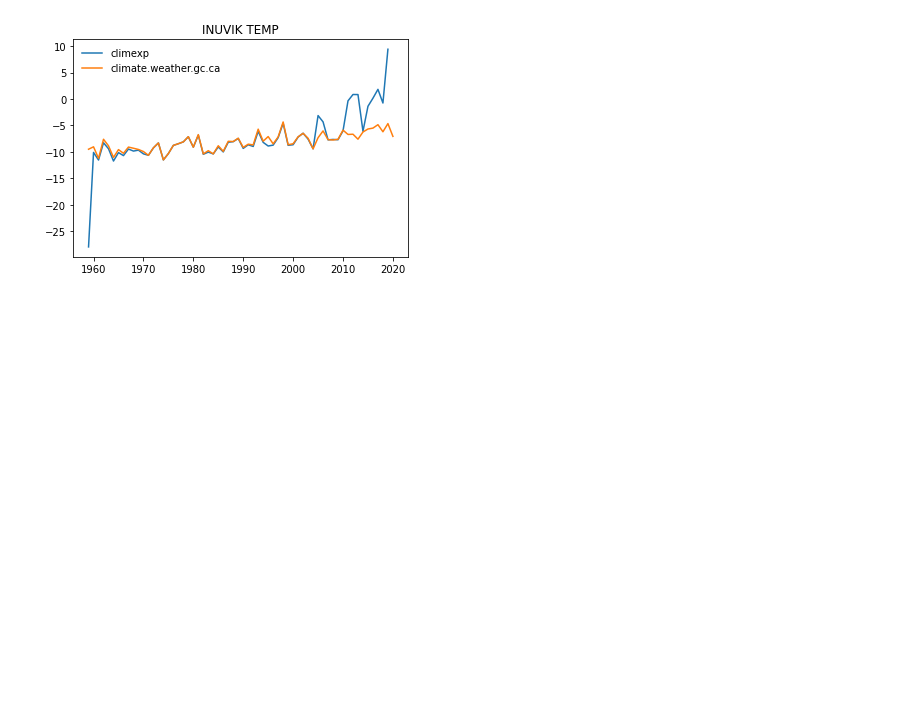
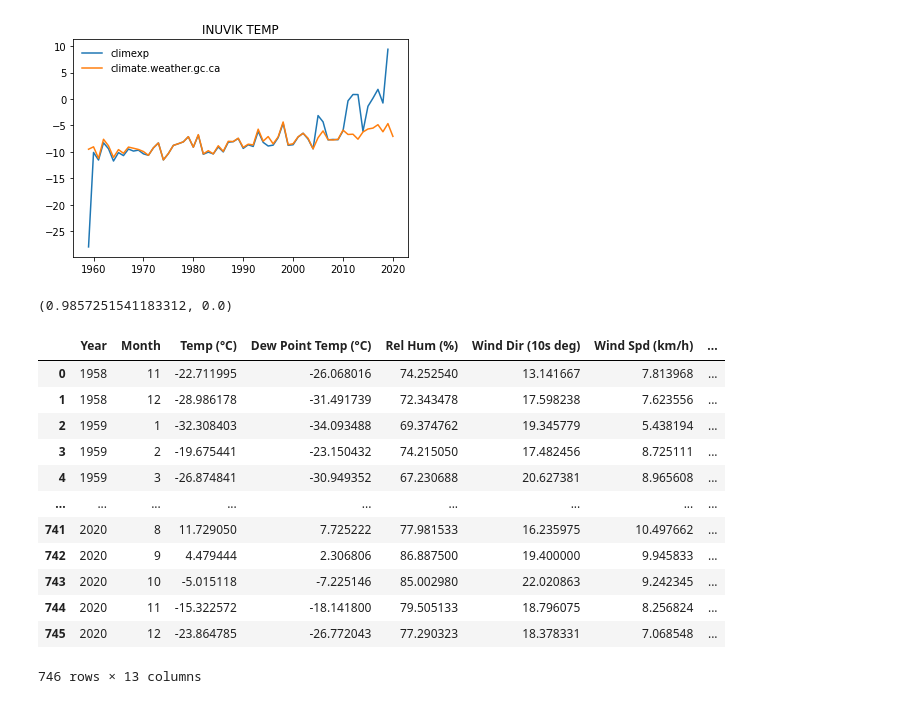
Before and after one commit to mikewellmeansme/trs-isotopes-analyser, a Jupyter notebook: playground.ipynb, the cells around one changed output. Cells and saved outputs as stored; diff of their text form; code cells hidden in the pictures; blank space fills up the shorter version.

```diff
--- a/playground.ipynb
+++ b/playground.ipynb
@@ -214,0 +202,12 @@ plot_trends(res_df, 'Inuvik', 'Temperature (°C)', 1901, 1979)
+# %%
+def get_e_mb(T):
+    return 6.1078 * np.e ** ((17.269 * T) / (273.3 + T))
+
+
+def get_dew_point_temp(T, RH):
+    X = np.log(RH / 100) + (17.269 * T) / (237.3 + T)
+    return (273.3 * X) / (17.269 - X)
+
+
+def get_vpd(T, RH):
+    return get_e_mb(T) - get_e_mb(get_dew_point_temp(T, RH))
@@ -214,0 +216,22 @@ plot_trends(res_df, 'Inuvik', 'Temperature (°C)', 1901, 1979)
+# %%
+df['VPD (mbar)'] = get_e_mb(df['Temp (°C)']) - get_e_mb(df['Dew Point Temp (°C)'])
+# %%
+pearsonr(get_e_mb(df['Temp (°C)']) - get_e_mb(df['Dew Point Temp (°C)']), get_vpd(df['Temp (°C)'], df['Rel Hum (%)']))
+# %% [output]
+(0.9857251541183312, 0.0)
+# %%
+df
+# %% [output]
+|  | Year | Month | Temp (°C) | Dew Point Temp (°C) | Rel Hum (%) | Wind Dir (10s deg) | Wind Spd (km/h) | ... |
+| 0 | 1958 | 11 | -22.711995 | -26.068016 | 74.252540 | 13.141667 | 7.813968 | ... |
+| 1 | 1958 | 12 | -28.986178 | -31.491739 | 72.343478 | 17.598238 | 7.623556 | ... |
+| 2 | 1959 | 1 | -32.308403 | -34.093488 | 69.374762 | 19.345779 | 5.438194 | ... |
+| 3 | 1959 | 2 | -19.675441 | -23.150432 | 74.215050 | 17.482456 | 8.725111 | ... |
+| 4 | 1959 | 3 | -26.874841 | -30.949352 | 67.230688 | 20.627381 | 8.965608 | ... |
+| ... | ... | ... | ... | ... | ... | ... | ... | ... |
+| 741 | 2020 | 8 | 11.729050 | 7.725222 | 77.981533 | 16.235975 | 10.497662 | ... |
+| 742 | 2020 | 9 | 4.479444 | 2.306806 | 86.887500 | 19.400000 | 9.945833 | ... |
+| 743 | 2020 | 10 | -5.015118 | -7.225146 | 85.002980 | 22.020863 | 9.242345 | ... |
+| 744 | 2020 | 11 | -15.322572 | -18.141800 | 79.505133 | 18.796075 | 8.256824 | ... |
+| 745 | 2020 | 12 | -23.864785 | -26.772043 | 77.290323 | 18.378331 | 7.068548 | ... |
+746 rows × 13 columns
```
Also changed, not shown: parts of 17 cells of this notebook, 1 other file.
